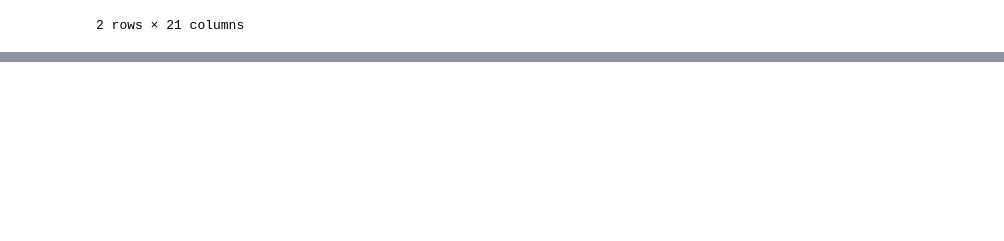
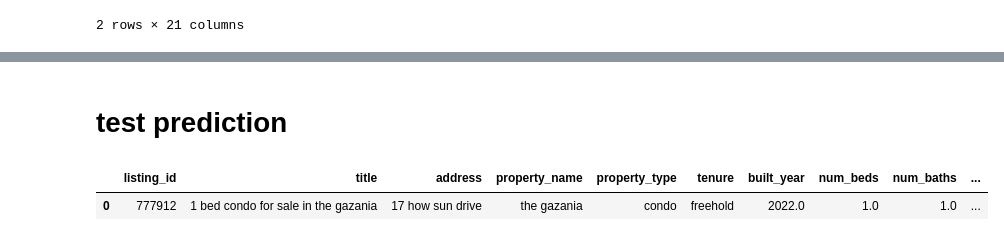
Before and after one commit to simasuiyuan/CS5228, a Jupyter notebook: working/CS5228_Prelimary_Explore.ipynb, the cells around one changed output, grey strips where cells are left out. Cells and saved outputs as stored; diff of their text form; code cells hidden in the pictures; blank space fills up the shorter version.

```diff
--- a/working/CS5228_Prelimary_Explore.ipynb
+++ b/working/CS5228_Prelimary_Explore.ipynb
@@ -69,0 +144,8 @@ dtype: int64
+# %% [markdown]
+# test prediction
+# %%
+test_df = pd.read_csv('../input/test.csv')
+test_df.head(1)
+# %% [output]
+|  | listing_id | title | address | property_name | property_type | tenure | built_year | num_beds | num_baths | ... |
+| 0 | 777912 | 1 bed condo for sale in the gazania | 17 how sun drive | the gazania | condo | freehold | 2022.0 | 1.0 | 1.0 | ... |
```
Also changed, not shown: parts of 21 cells of this notebook, 3 other files.
